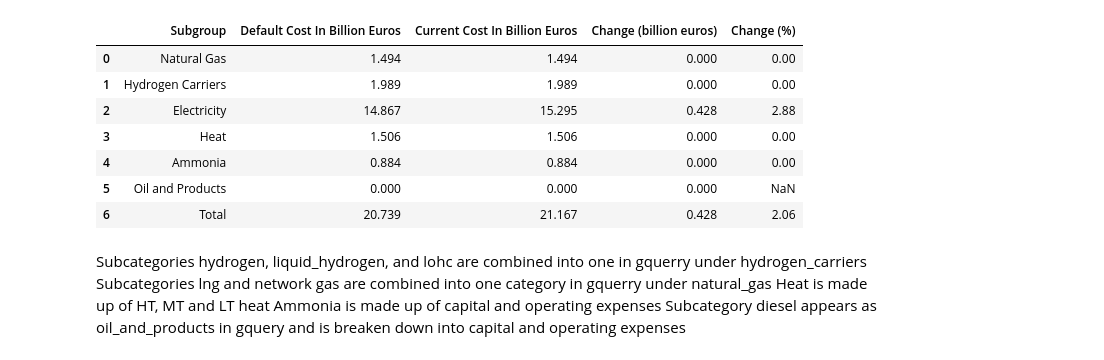
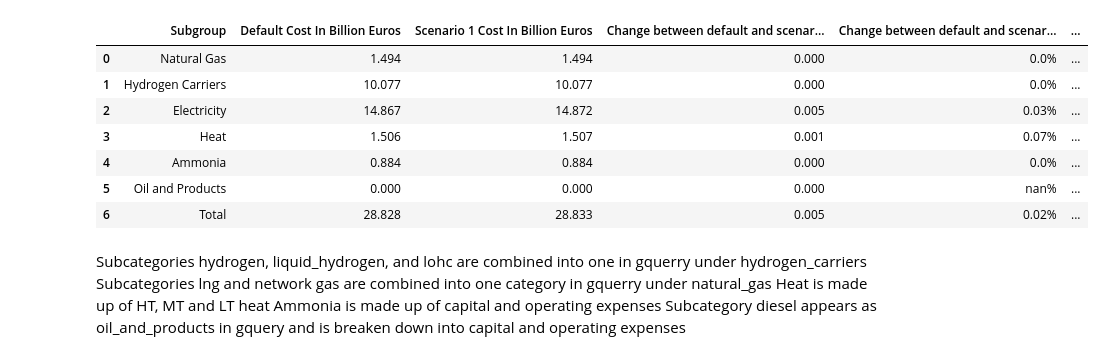
Before and after one commit to zazaferjancsik/ETMCosts, a Jupyter notebook: etmcosts.ipynb, the cells around one changed output. Cells and saved outputs as stored; diff of their text form; code cells hidden in the pictures.

```diff
--- a/etmcosts.ipynb
+++ b/etmcosts.ipynb
@@ -6,10 +6,11 @@ import plotly.graph_objects as go
 # %%
 d_costdata = pd.read_csv('costs_parameters_nbnlscenariokm.csv')
 c10_costdata = pd.read_csv('costs_parameters_10pincrease.csv')
-c5_costdata = pd.read_csv('costs_parameters_5pincrease.csv') eiwhf e[wg]
+c5_costdata = pd.read_csv('costs_parameters_5pincrease.csv')
+c15_costdata = pd.read_csv('costs_parameters_15pincrease.csv')
 
 
-scenarios = [d_costdata, c5_costdata]#, c10_costdata]
+scenarios = [d_costdata, c5_costdata, c10_costdata, c15_costdata]
 # %%
 #Overview of the Costs for each Group
 number= 1
@@ -92,51 +93,56 @@ cbi_subgroups = pd.concat([cbi_subgroups, total_df], ignore_index=True)
 cbi_subgroups
 # %%
 #Breakdown of the infrastructure costs
+number = 1
 for scenario in scenarios:
-    scenario = scenario[scenario['Group']=="costs_infrastructure"]
+    inf_scenario = scenario[scenario['Group']=="costs_infrastructure"]
 
-    hydrogen_carriers = scenario[scenario['Subgroup']=="hydrogen"]['Total costs (eur)'].sum() + scenario[scenario['Subgroup']=="liquid_hydrogen"]['Total costs (eur)'].sum() + scenario[scenario['Subgroup']=="lohc"]['Total costs (eur)'].sum()
-    natural_gas =       scenario[scenario['Subgroup']=="lng"]['Total costs (eur)'].sum() + scenario[scenario['Subgroup']=="network_gas"]['Total costs (eur)'].sum()
-    electricity =       scenario[scenario['Subgroup']=="electricity"]['Total costs (eur)'].sum()
-    ammonia =           scenario[scenario['Subgroup']=="ammonia"]['Total costs (eur)'].sum()
-    oil_p =             scenario[scenario['Subgroup']=="diesel"]['Total costs (eur)'].sum()
-    heat =              scenario[scenario['Subgroup']=="heat"]['Total costs (eur)'].sum()
+    hydrogen_carriers = inf_scenario[inf_scenario['Subgroup']=="hydrogen"]['Total costs (eur)'].sum() + scenario[scenario['Subgroup']=="liquid_hydrogen"]['Total costs (eur)'].sum() + scenario[scenario['Subgroup']=="lohc"]['Total costs (eur)'].sum()
+    natural_gas =       inf_scenario[inf_scenario['Subgroup']=="lng"]['Total costs (eur)'].sum() + scenario[scenario['Subgroup']=="network_gas"]['Total costs (eur)'].sum()
+    electricity =       inf_scenario[inf_scenario['Subgroup']=="electricity"]['Total costs (eur)'].sum()
+    ammonia =           inf_scenario[inf_scenario['Subgroup']=="ammonia"]['Total costs (eur)'].sum()
+    oil_p =             inf_scenario[inf_scenario['Subgroup']=="diesel"]['Total costs (eur)'].sum()
+    heat =              inf_scenario[inf_scenario['Subgroup']=="heat"]['Total costs (eur)'].sum()
 
-    if scenario.equals(d_costdata[d_costdata['Group']=="costs_infrastructure"]):
+    if scenario.equals(d_costdata):
         inf_subgroupsdata = {'Subgroup': ["Natural Gas", "Hydrogen Carriers", "Electricity", "Heat", "Ammonia", "Oil and Products"],
                         'Default Cost In Billion Euros': [natural_gas, hydrogen_carriers, electricity, heat, ammonia, oil_p]
                         }
         inf_subgroups = pd.DataFrame(inf_subgroupsdata)
+
     else:
         inf_subgroupsdata = {'Subgroup': ["Natural Gas", "Hydrogen Carriers", "Electricity", "Heat", "Ammonia", "Oil and Products"],
-                        'Current Cost In Billion Euros': [natural_gas, hydrogen_carriers, electricity, heat, ammonia, oil_p]
+                        f'Scenario {number} Cost In Billion Euros': [natural_gas, hydrogen_carriers, electricity, heat, ammonia, oil_p]
                         }
         inf_subgroups_current = pd.DataFrame(inf_subgroupsdata)
         inf_subgroups = inf_subgroups.merge(inf_subgroups_current, how='inner', on='Subgroup')
+        number +=1
 
+total_values = ['Total']
 
-total_df = pd.DataFrame(
-    {'Subgroup': ['Total'],
-     'Default Cost In Billion Euros': [(inf_subgroups['Default Cost In Billion Euros'].sum()/1000000000).round(3)],
-     'Current Cost In Billion Euros': [(inf_subgroups['Current Cost In Billion Euros'].sum()/1000000000).round(3)]
-                         }
-                         )
-inf_subgroups['Default Cost In Billion Euros'] = (inf_subgroups['Default Cost In Billion Euros']/1000000000).round(3)
-inf_subgroups['Current Cost In Billion Euros'] = (inf_subgroups['Current Cost In Billion Euros']/1000000000).round(3)
+for column in range(len(inf_subgroups.columns)-1):
+    total_values.append((inf_subgroups.iloc[:, column+1].sum()/1000000000).round(3))
+    inf_subgroups.iloc[:, column+1] = (inf_subgroups.iloc[:, column+1]/1000000000).round(3)
+
+total_df = pd.DataFrame([total_values], columns=inf_subgroups.columns)
+
 inf_subgroups = pd.concat([inf_subgroups, total_df], ignore_index=True)
-inf_subgroups['Change (billion euros)'] = (inf_subgroups['Current Cost In Billion Euros'] - inf_subgroups['Default Cost In Billion Euros']).round(3)
-inf_subgroups['Change (%)'] = ((inf_subgroups['Change (billion euros)']/inf_subgroups['Default Cost In Billion Euros'])*100).round(2)
+
+for column in range(len(inf_subgroups.columns)-2):
+    inf_subgroups.insert(3*column+3, f'Change between default and scenario {column+1} (billion euros)', (inf_subgroups.iloc[:, 3*column+2] - inf_subgroups.iloc[:, 1]).round(3))
+    inf_subgroups.insert(3*column+4, f'Change between default and scenario {column+1} (in %)', ((inf_subgroups.iloc[:,  3*column+3]/inf_subgroups.iloc[:, 1])*100).round(2))
+    inf_subgroups[f'Change between default and scenario {column+1} (in %)'] = (inf_subgroups[f'Change between default and scenario {column+1} (in %)']).astype(str) + '%'
 
 inf_subgroups
 # %% [output]
-|  | Subgroup | Default Cost In Billion Euros | Current Cost In Billion Euros | Change (billion euros) | Change (%) |
-| 0 | Natural Gas | 1.494 | 1.494 | 0.000 | 0.00 |
-| 1 | Hydrogen Carriers | 1.989 | 1.989 | 0.000 | 0.00 |
-| 2 | Electricity | 14.867 | 15.295 | 0.428 | 2.88 |
-| 3 | Heat | 1.506 | 1.506 | 0.000 | 0.00 |
-| 4 | Ammonia | 0.884 | 0.884 | 0.000 | 0.00 |
-| 5 | Oil and Products | 0.000 | 0.000 | 0.000 | NaN |
-| 6 | Total | 20.739 | 21.167 | 0.428 | 2.06 |
+|  | Subgroup | Default Cost In Billion Euros | Scenario 1 Cost In Billion Euros | Change between default and scenar... | Change between default and scenar... | ... |
+| 0 | Natural Gas | 1.494 | 1.494 | 0.000 | 0.0% | ... |
+| 1 | Hydrogen Carriers | 10.077 | 10.077 | 0.000 | 0.0% | ... |
+| 2 | Electricity | 14.867 | 14.872 | 0.005 | 0.03% | ... |
+| 3 | Heat | 1.506 | 1.507 | 0.001 | 0.07% | ... |
+| 4 | Ammonia | 0.884 | 0.884 | 0.000 | 0.0% | ... |
+| 5 | Oil and Products | 0.000 | 0.000 | 0.000 | nan% | ... |
+| 6 | Total | 28.828 | 28.833 | 0.005 | 0.02% | ... |
 # %% [markdown]
 Subcategories hydrogen, liquid_hydrogen, and lohc are combined into one in gquerry under hydrogen_carriers
 Subcategories lng and network gas are combined into one category in gquerry under natural_gas
```
Also changed, not shown: parts of 1 cell of this notebook, 1 other file.
